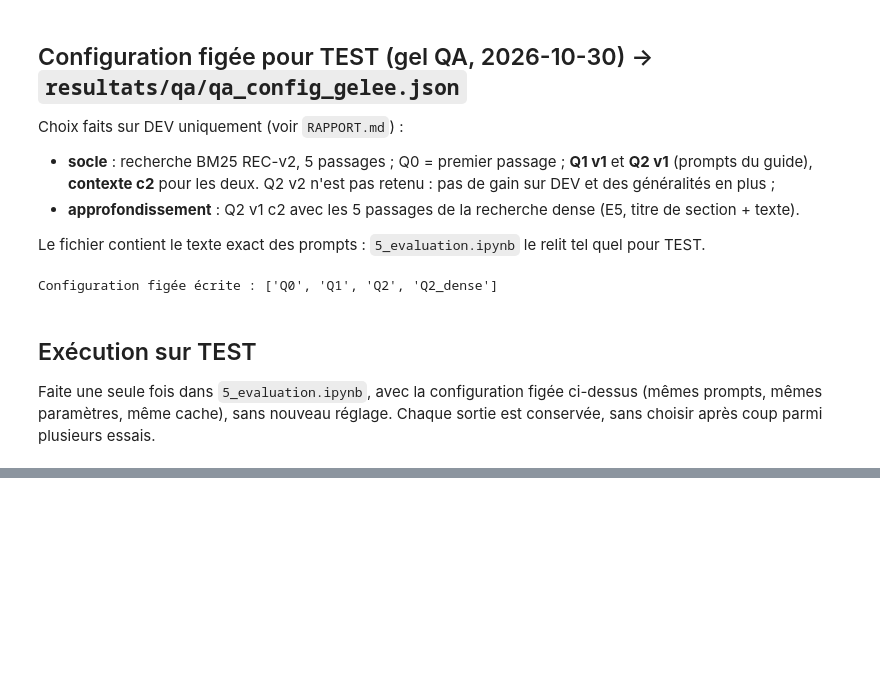
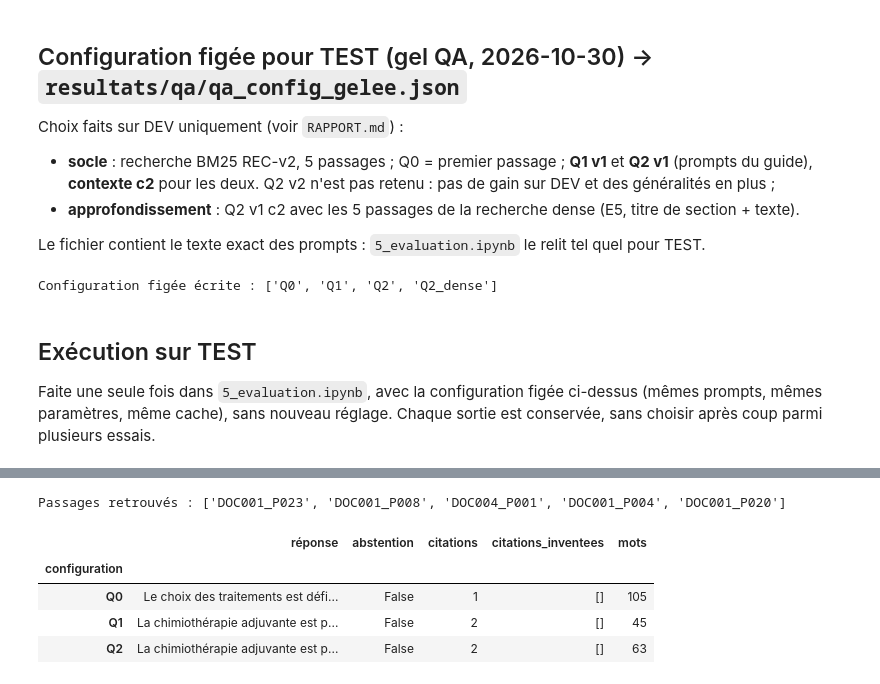
Before and after one commit to yam89421/NLP-SANTE-BC5CDR, a Jupyter notebook: notebooks/4.2_llm_q1_q2.ipynb, the cells around one changed output, grey strips where cells are left out. Drawn from its saved outputs; the diff is of its cells as text; code cells hidden in the pictures; blank space fills up the shorter version.

```diff
--- a/notebooks/4.2_llm_q1_q2.ipynb
+++ b/notebooks/4.2_llm_q1_q2.ipynb
@@ -336,0 +344,27 @@ paramètres, même cache), sans nouveau réglage. Chaque sortie est conservée,
+# %%
+from src.qa_recherche import construire_bm25, scores_bm25, premiers
+
+gel = json.loads((RES / "qa_config_gelee.json").read_text(encoding="utf-8"))
+
+QUESTION_LIBRE = "Dans le cancer du sein, dans quel cas doit-on avoir une chimio adjuvante, ou néoadjuvante ?"
+liste_passages = list(passages.values())
+bm25 = construire_bm25([p["texte"] for p in liste_passages], racines=True)   # REC-v2
+top = [liste_passages[i] for i, _ in premiers(scores_bm25(QUESTION_LIBRE, bm25), gel["recherche"]["k"])]
+print("Passages retrouvés :", [p["passage_id"] for p in top])
+
+libre = {"Q0": f'{top[0]["texte"]} [{top[0]["passage_id"]}]'}
+for c in ("Q1", "Q2"):
+    prompt = gel["configurations"][c]["prompt"].format(question=QUESTION_LIBRE,
+                                                                passages=formater_passages(top, TITRES))
+    sortie = llm.generer(prompt)
+    libre[c] = sortie["texte"] if not sortie["echec"] else f"ÉCHEC : {sortie['echec']}"
+transmis = [p["passage_id"] for p in top]
+comparaison_libre = pd.DataFrame([{"configuration": c, "réponse": r, **diagnostiquer(r, transmis)} for c, r in libre.items()])
+comparaison_libre.set_index("configuration").style.set_properties(**{"white-space": "pre-wrap", "text-align": "left"})
+# %% [output]
+Passages retrouvés : ['DOC001_P023', 'DOC001_P008', 'DOC004_P001', 'DOC001_P004', 'DOC001_P020']
+|  | réponse | abstention | citations | citations_inventees | mots |
+| configuration |  |  |  |  |  |
+| Q0 | Le choix des traitements est défi... | False | 1 | [] | 105 |
+| Q1 | La chimiothérapie adjuvante est p... | False | 2 | [] | 45 |
+| Q2 | La chimiothérapie adjuvante est p... | False | 2 | [] | 63 |
```
Also changed, not shown: parts of 7 cells of this notebook, 30 other files.
